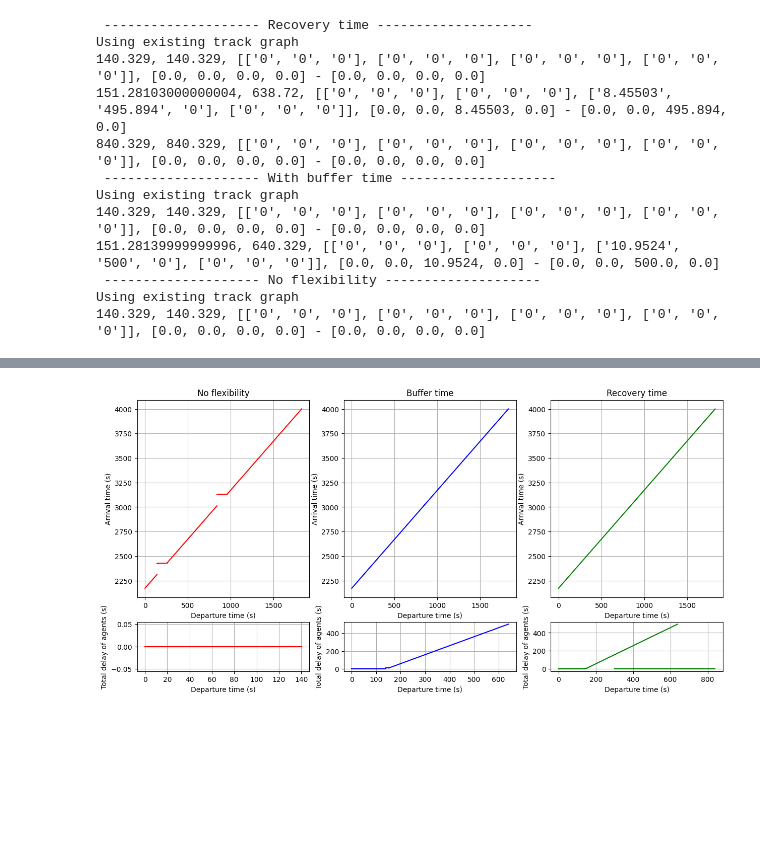
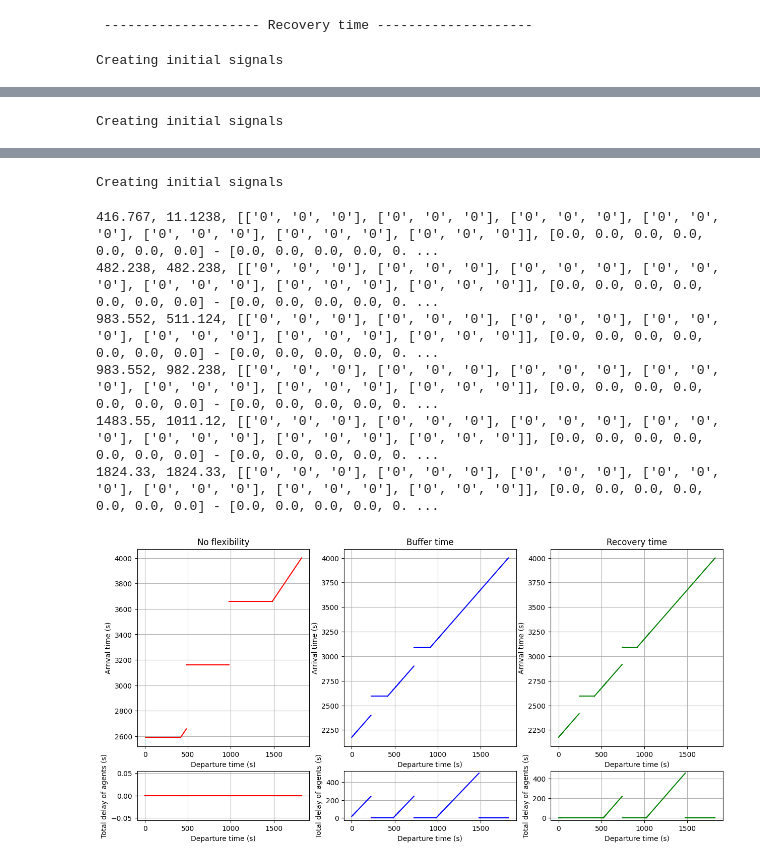
Before and after one commit to GoodGuyMe/delay-replanning-slack, a Jupyter notebook: experiments/blocking_experiments.ipynb, the cells around one changed output, grey strips where cells are left out. Cells and saved outputs as stored; diff of their text form; code cells hidden in the pictures; blank space fills up the shorter version.

```diff
--- a/experiments/blocking_experiments.ipynb
+++ b/experiments/blocking_experiments.ipynb
@@ -51,10 +51,10 @@ def generate_intervals(max_buffer, use_recovery_time, layout, scenario, agent, a
     print(f" -------------------- {label} -------------------- ")
     global previous_beta
     previous_beta = 0
-    generate.time_safe_intervals_and_write(layout, scenario, -1, agent_speed, "output", max_buffer, use_recovery_time)
     move["startTime"] = 0
     start = move["startLocationSignal"] if "startLocationSignal" in move else "r-1"
     end = move["endLocationSignal"] if "endLocationSignal" in move else "r-14"
+    generate.time_safe_intervals_and_write(layout, scenario, -1, agent_speed, "output", max_buffer, use_recovery_time, destination=end)
     timeout = 600
     try:
         # proc = subprocess.run(["atsipp.exe", "--start", start, "--goal", "r-14", "--edgegraph", "output", "--search", "repeat", "--startTime", str(move["startTime"])], timeout=20, stdout=subprocess.PIPE, stderr=subprocess.DEVNULL)
@@ -159,7 +159,7 @@ Using existing track graph
 # %%
 # Run RePeAT to get multiple plans
-# scenario = "../data/single_track/scenario_following.json"
-scenario = "../data/prorail/parsed/scenario_toy.json"
+# scenario = "../data/single_track/scenario_toy.json"
+scenario = "../data/prorail/parsed/scenario_sprinters.json"
 layout =   "../data/prorail/parsed/netherlands-schiphol.json"
 
 scenario_data = json.load(open(scenario))
@@ -222,14 +222,4 @@ for agent in scenario_data['trains']:
     break
 # %% [output]
  -------------------- Recovery time --------------------
-Using existing track graph
-140.329, 140.329, [['0', '0', '0'], ['0', '0', '0'], ['0', '0', '0'], ['0', '0', '0']], [0.0, 0.0, 0.0, 0.0] - [0.0, 0.0, 0.0, 0.0]
-151.28103000000004, 638.72, [['0', '0', '0'], ['0', '0', '0'], ['8.45503', '495.894', '0'], ['0', '0', '0']], [0.0, 0.0, 8.45503, 0.0] - [0.0, 0.0, 495.894, 0.0]
-840.329, 840.329, [['0', '0', '0'], ['0', '0', '0'], ['0', '0', '0'], ['0', '0', '0']], [0.0, 0.0, 0.0, 0.0] - [0.0, 0.0, 0.0, 0.0]
- -------------------- With buffer time --------------------
-Using existing track graph
-140.329, 140.329, [['0', '0', '0'], ['0', '0', '0'], ['0', '0', '0'], ['0', '0', '0']], [0.0, 0.0, 0.0, 0.0] - [0.0, 0.0, 0.0, 0.0]
-151.28139999999996, 640.329, [['0', '0', '0'], ['0', '0', '0'], ['10.9524', '500', '0'], ['0', '0', '0']], [0.0, 0.0, 10.9524, 0.0] - [0.0, 0.0, 500.0, 0.0]
- -------------------- No flexibility --------------------
-Using existing track graph
-140.329, 140.329, [['0', '0', '0'], ['0', '0', '0'], ['0', '0', '0'], ['0', '0', '0']], [0.0, 0.0, 0.0, 0.0] - [0.0, 0.0, 0.0, 0.0]
+Creating initial signals
@@ -235,0 +243 @@ Using existing track graph
+Creating initial signals
@@ -236,2 +261,9 @@ Using existing track graph
+Creating initial signals
+416.767, 11.1238, [['0', '0', '0'], ['0', '0', '0'], ['0', '0', '0'], ['0', '0', '0'], ['0', '0', '0'], ['0', '0', '0'], ['0', '0', '0']], [0.0, 0.0, 0.0, 0.0, 0.0, 0.0, 0.0] - [0.0, 0.0, 0.0, 0.0, 0. ...
+482.238, 482.238, [['0', '0', '0'], ['0', '0', '0'], ['0', '0', '0'], ['0', '0', '0'], ['0', '0', '0'], ['0', '0', '0'], ['0', '0', '0']], [0.0, 0.0, 0.0, 0.0, 0.0, 0.0, 0.0] - [0.0, 0.0, 0.0, 0.0, 0. ...
+983.552, 511.124, [['0', '0', '0'], ['0', '0', '0'], ['0', '0', '0'], ['0', '0', '0'], ['0', '0', '0'], ['0', '0', '0'], ['0', '0', '0']], [0.0, 0.0, 0.0, 0.0, 0.0, 0.0, 0.0] - [0.0, 0.0, 0.0, 0.0, 0. ...
+983.552, 982.238, [['0', '0', '0'], ['0', '0', '0'], ['0', '0', '0'], ['0', '0', '0'], ['0', '0', '0'], ['0', '0', '0'], ['0', '0', '0']], [0.0, 0.0, 0.0, 0.0, 0.0, 0.0, 0.0] - [0.0, 0.0, 0.0, 0.0, 0. ...
+1483.55, 1011.12, [['0', '0', '0'], ['0', '0', '0'], ['0', '0', '0'], ['0', '0', '0'], ['0', '0', '0'], ['0', '0', '0'], ['0', '0', '0']], [0.0, 0.0, 0.0, 0.0, 0.0, 0.0, 0.0] - [0.0, 0.0, 0.0, 0.0, 0. ...
+1824.33, 1824.33, [['0', '0', '0'], ['0', '0', '0'], ['0', '0', '0'], ['0', '0', '0'], ['0', '0', '0'], ['0', '0', '0'], ['0', '0', '0']], [0.0, 0.0, 0.0, 0.0, 0.0, 0.0, 0.0] - [0.0, 0.0, 0.0, 0.0, 0. ...
-[figure, old version]
+[figure, new version]
 # %%
```
Also changed, not shown: parts of 4 cells of this notebook, 3 other files.
